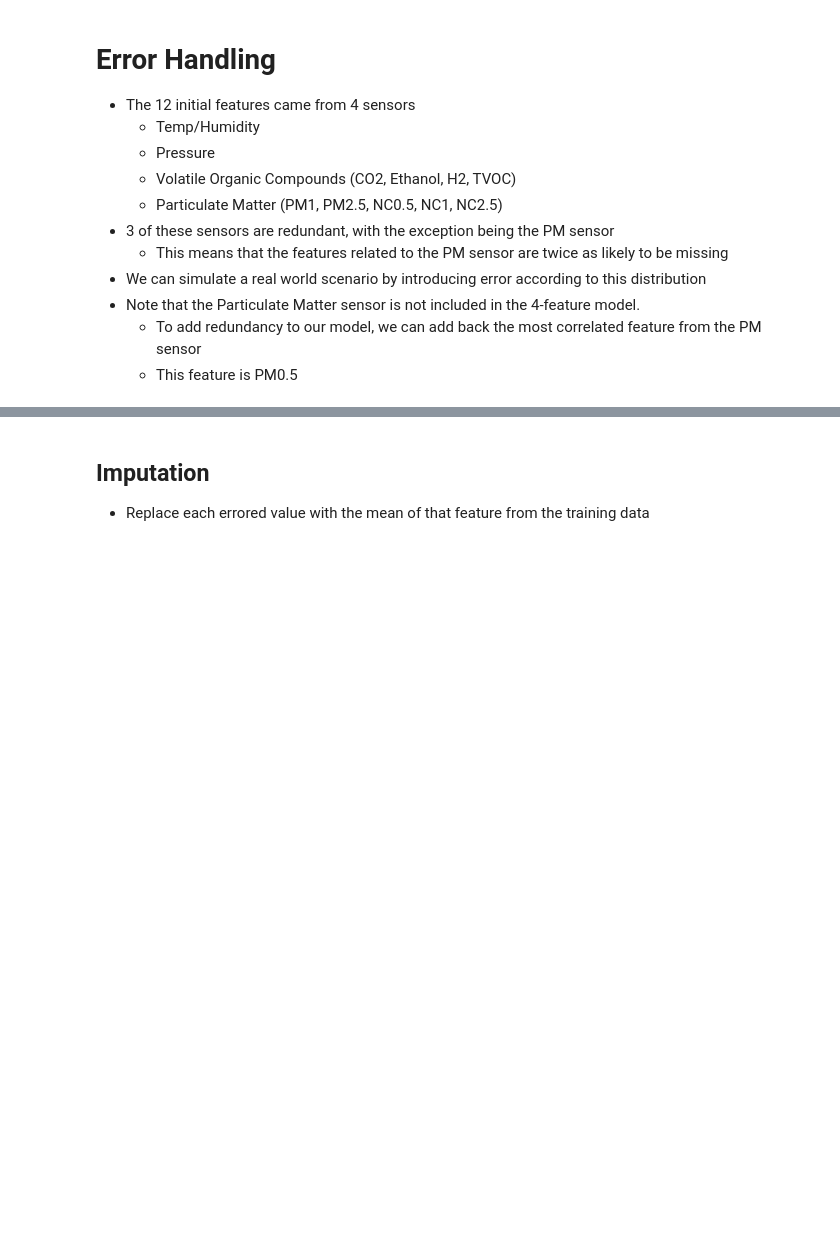
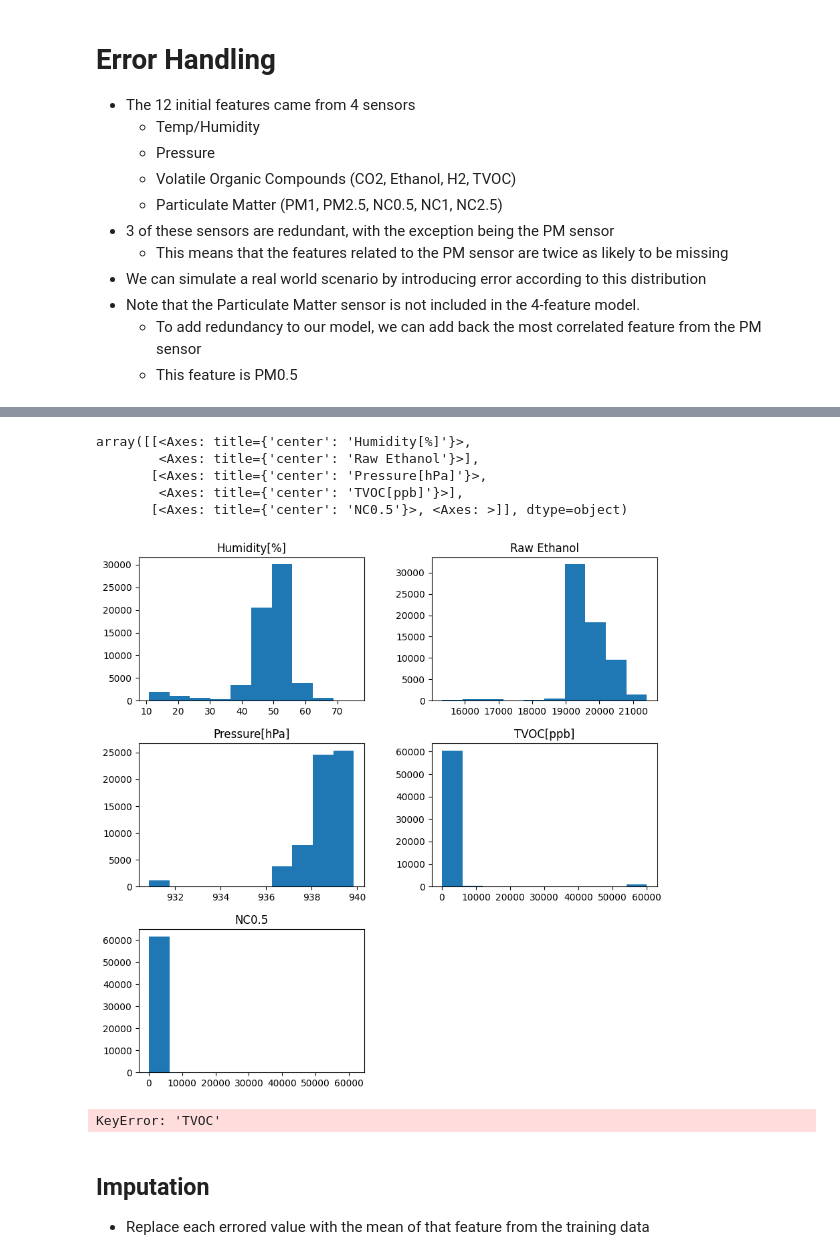
Before and after one commit to jaskinkabir/Intro_ML_Project, a Jupyter notebook: Proj.ipynb, the cells around one changed output, grey strips where cells are left out. Drawn from its saved outputs; the diff is of its cells as text; code cells hidden in the pictures; blank space fills up the shorter version.

Commit message:
Started on imputation for outlier handling

```diff
--- a/Proj.ipynb
+++ b/Proj.ipynb
@@ -219,2 +245,46 @@ f1: 0.0 %
+# %%
+X_5f.hist(figsize=(10, 10), grid=False)
+# %% [output]
+array([[<Axes: title={'center': 'Humidity[%]'}>,
+        <Axes: title={'center': 'Raw Ethanol'}>],
+       [<Axes: title={'center': 'Pressure[hPa]'}>,
+        <Axes: title={'center': 'TVOC[ppb]'}>],
+       [<Axes: title={'center': 'NC0.5'}>, <Axes: >]], dtype=object)
+[figure, added]
+# %%
+#remove all rows where TVOC>3000 or NC0.5>4000
+X_5f_outlier = X_5f[(X_5f['TVOC'] < 3000) & (X_5f['NC0.5'] < 4000)]
+
+X_train_outlier, X_test_outlier, Y_train_outlier, Y_test_outlier = train_test_split(X_5f_outlier.values, Y_raw, test_size=0.2, random_state=0)
+
+scaler = StandardScaler()
+X_train_outlier = scaler.fit_transform(X_train_5f)
+X_test_outlier = scaler.transform(X_test_5f)
+
+X_train_outlier_device = torch.tensor(X_train_outlier).float().to(device)
+X_test_outlier_device = torch.tensor(X_test_outlier).float().to(device)
+Y_train_outlier_device = torch.tensor(Y_train_outlier).float().view(-1, 1).to(device)
+Y_test_outlier_device = torch.tensor(Y_test_outlier).float().view(-1, 1).to(device)
+
+outlier_model = AlarmNet(
+    num_features=X_train_outlier.shape[1],
+    activation = nn.ReLU,
+    hidden_layers=[64, 64]
+).to(device)
+
+outlier_model.train(
+    epochs=3000,
+    X_train=X_train_outlier_device,
+    X_test=X_test_outlier_device,
+    Y_train=Y_train_outlier_device,
+    Y_test=Y_test_outlier_device,
+    alpha=1e-2,
+    print_epoch = 500
+)
+outlier_model.print_results()
+AlarmNet.compare_results(outlier_model.get_results(), dropped_model_5_results)
+outlier_model.plot_training("Outlier Model Loss Curves")
+# %% [output]
+KeyError: 'TVOC'
 # %%
 import random
```
Also changed, not shown: parts of 7 cells of this notebook, 1 other file.
